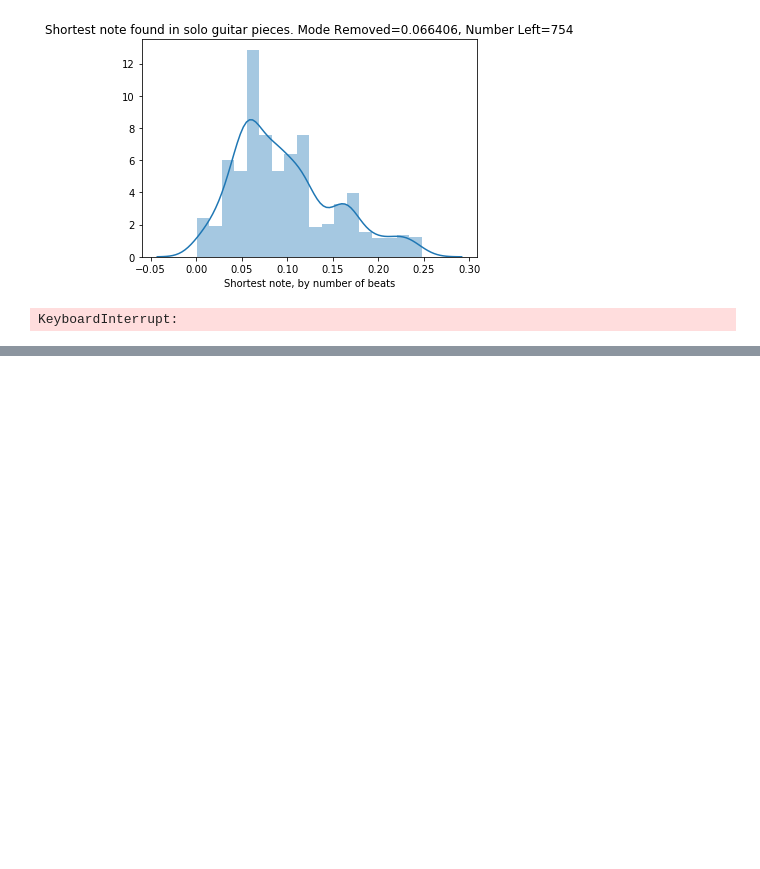
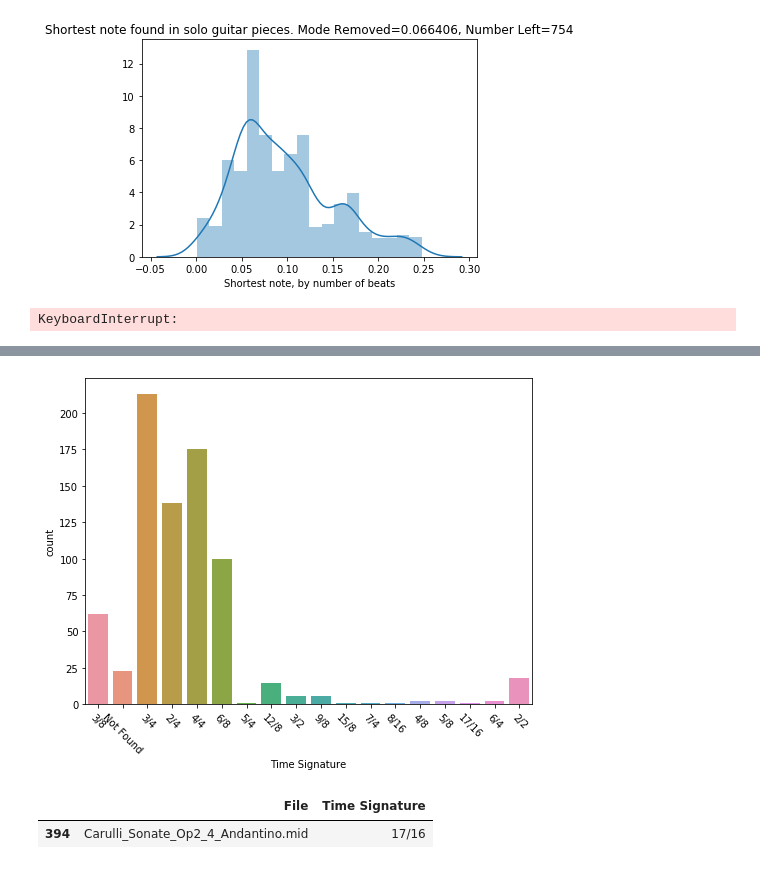
Before and after one commit to abugler/NylonRNN, a Jupyter notebook: src/tempo_statistics.ipynb, the cells around one changed output, grey strips where cells are left out. Drawn from its saved outputs; the diff is of its cells as text; code cells hidden in the pictures; blank space fills up the shorter version.

```diff
--- a/src/tempo_statistics.ipynb
+++ b/src/tempo_statistics.ipynb
@@ -37,50 +39,32 @@ key_names = ["C", "Db", "D", "Eb", "E", "F", "F#", "G", "Ab", "A", "Bb", "B"]
 key_map = {}
 for i in range(24):
     key_map[i] = key_names[i % 12] + "m" if i >= 12 else key_names[i % 12]
-# %%
-def find_primary_signature(signature_list):
-    signatures = {}
-    if not signature_list:
-        return
-    for signature in signature_list:
-        if isinstance(signature, pretty_midi.TimeSignature):
-            key = str(signature.numerator) + "/" +str(signature.denominator)
-        elif isinstance(signature, pretty_midi.KeySignature):
-            key = key_map[signature.key_number]
-        else:
-            raise ValueError("Key signature nor Time Signature List was passed")
-
-        if key in signatures.keys():
-            signatures[key] += signature.time
-        else:
-            signatures[key] = signature.time
-
-    return max(signatures, key=signatures.get)
 # %%
 single_instrument_path = []
 single_midis = []
 
 for i in range(len(songpaths)):
+    songpath = songpaths[i]
     try:
-        midi_data = pretty_midi.PrettyMIDI(path + "\\" + songpaths[i])
+        midi_data = pretty_midi.PrettyMIDI(path + "\\" + songpath)
     except UnicodeDecodeError:
-        print("Corrupted File found: " + songpaths[i])
+        print("Corrupted File found: " + songpath)
         continue
     except IOError:
-        print("Corrupted File found: " + songpaths[i])
+        print("Corrupted File found: " + songpath)
         continue
     except ValueError:
-        print("Corrupted File found: " + songpaths[i])
+        print("Corrupted File found: " + songpath)
         continue
 
     # data.append(len(midi_data.instruments))
     if len(midi_data.instruments) == 1:
-        single_instrument_path.append(songpaths[i])
+        single_instrument_path.append(songpath)
         single_midis.append(midi_data)
         tempo_change_times, tempi = midi_data.get_tempo_changes()
         tempo = tempi[0] if tempi.shape[0] else midi_data.estimate_tempo()
         note_length = lambda x: x.end - x.start
-        tempo_data.loc[i] = [songpaths[i],
+        tempo_data.loc[i] = [songpath,
                              tempo,
                             note_length(max(midi_data.instruments[0].notes, key=note_length)) * tempo / 60,
                             note_length(min(midi_data.instruments[0].notes, key=note_length)) * tempo / 60]
@@ -134 +104,5 @@ small_tempo_df.shape[0]
+# %%
+training_df = tempo_data[(tempo_data["Shortest Note"] >  .249)
+                         | (np.abs(tempo_data["Shortest Note"] - 1/8) < .001)
+                         | (np.abs(tempo_data["Shortest Note"] - 1/6) < .001)]
 # %%
@@ -155,0 +201,14 @@ training_df["File"].to_csv(root + training_set_list, index=False)
+# %%
+dims = (8,6)
+fig, ax = plt.subplots(figsize=dims)
+ax = sn.countplot(ax=ax, x="Time Signature", data=time_signature_df)
+for item in ax.get_xticklabels():
+    item.set_rotation(-45)
+plt.show()
+# %% [output]
+[figure, added]
+# %%
+time_signature_df[time_signature_df["Time Signature"] == "17/16"]
+# %% [output]
+|  | File | Time Signature |
+| 394 | Carulli_Sonate_Op2_4_Andantino.mid | 17/16 |
```
Also changed, not shown: parts of 6 cells of this notebook, 8 other files.
